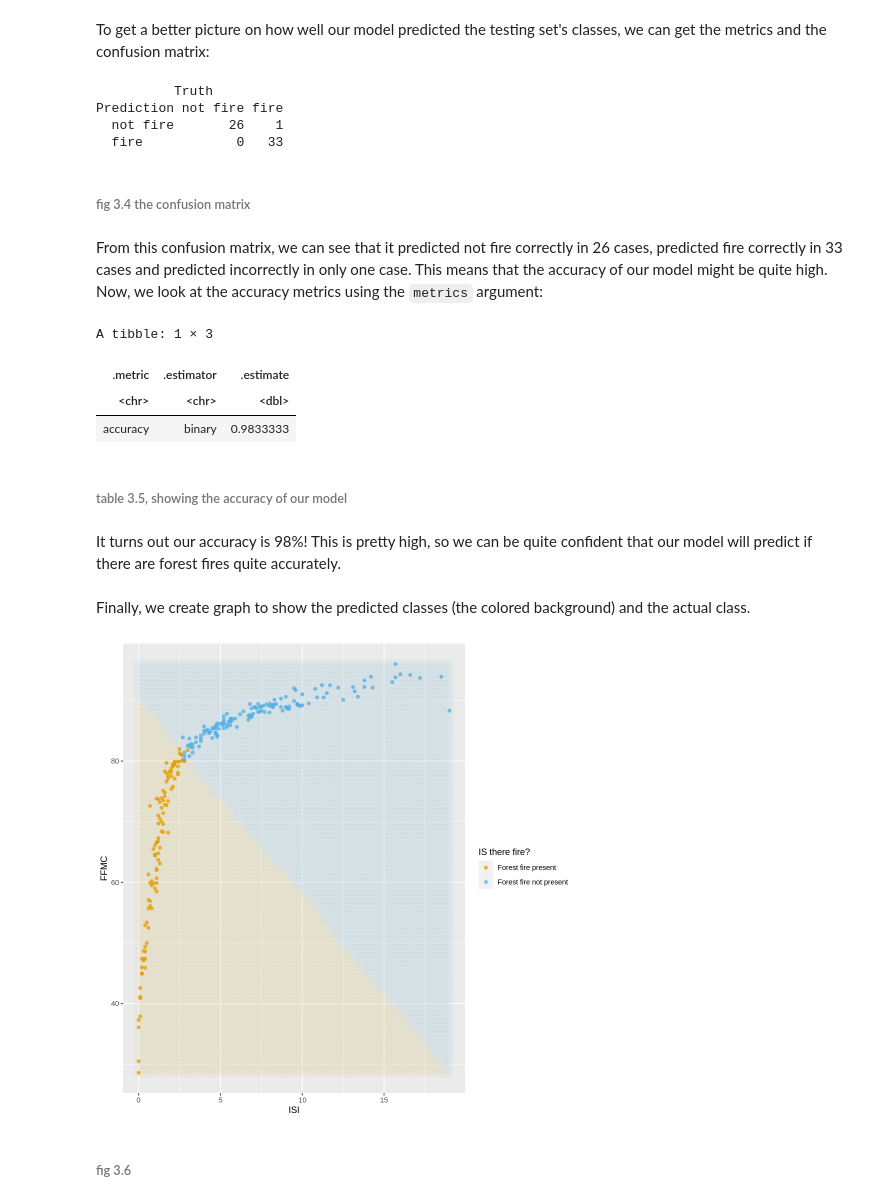
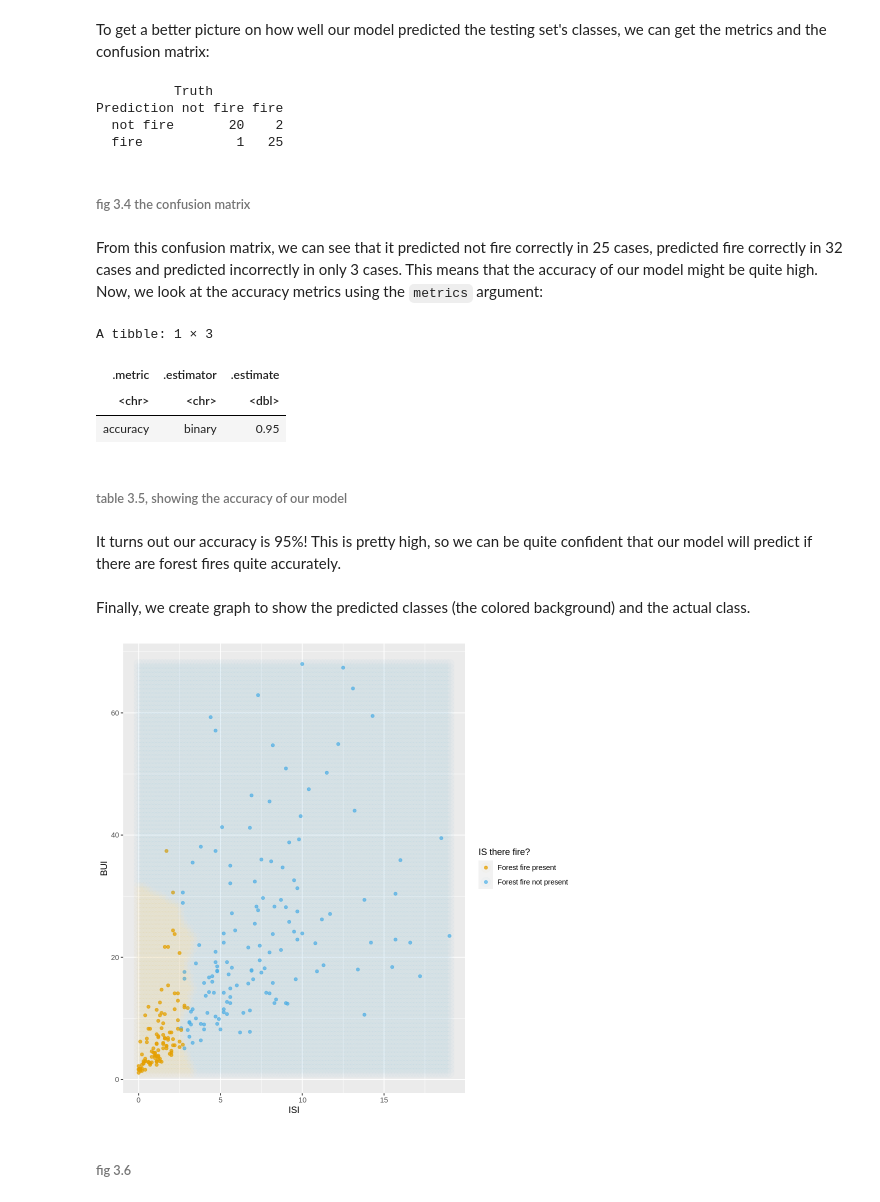
Before and after one commit to vangeliq/DSCII100_project_proposal, a Jupyter notebook: project_report.ipynb, the cells around one changed output. Saved outputs shown, nothing was run; the diff lists cells and outputs as text; code cells hidden in the pictures.

Commit message:
edited to use BUI instead of FFMC

```diff
--- a/project_report.ipynb
+++ b/project_report.ipynb
@@ -287,15 +320,18 @@ The steps are as follows:
 4. we add this recipe and model to a `workflow()`, using `collect_metrics()` to get the accuracies of each $k$ value.
 # %%
 set.seed(123)
-# making the 5-fold cross validation
+# making the 10-fold cross validation,
+#    setting the strata (predicted variable) as Classes
 fire_vfold <- vfold_cv(fire_train, v = 10, strata = Classes)
 
-#making the recipe. note: we will reuse this later
-fire_recipe <- recipe(Classes ~ ISI + FFMC, data = fire_train) %>%
+# making the recipe, taking the data from the training set and ISI and BUI as the variables we use to predict
+# note: we will reuse this recipe later
+fire_recipe <- recipe(Classes ~ ISI + BUI, data = fire_train) %>%
   step_scale(all_predictors()) %>%
   step_center(all_predictors())
 
-#making the model specification for tuning
+#making the model specification for tuning, setting weight_func to rectangular so that
+#each neighbor has equal "say" and neighbors to tune().
 knn_tune <- nearest_neighbor(weight_func = "rectangular", neighbors = tune()) %>%
   set_engine("kknn") %>%
   set_mode("classification")
@@ -349,8 +387,8 @@ Now that we know what k value to use, we make a new model specification, this ti
 # %%
 #we don't need to make a new recipe, since we can reuse the recipe from the last step.
 
-# making the model specification
-knn_spec <- nearest_neighbor(weight_func = "rectangular", neighbors = 11) %>%
+# making the model specification, this time specifying the number of neighbors we want
+knn_spec <- nearest_neighbor(weight_func = "rectangular", neighbors = 5) %>%
   set_engine("kknn") %>%
   set_mode("classification")
 
@@ -390,12 +428,12 @@ fire_test_predictions %>%
 # %% [output]
           Truth
 Prediction not fire fire
-  not fire       26    1
-  fire            0   33
+  not fire       20    2
+  fire            1   25
 # %% [markdown]
 ###### fig 3.4 the confusion matrix
 # %% [markdown]
-From this confusion matrix, we can see that it predicted not fire correctly in 26 cases, predicted fire correctly in 33 cases and predicted incorrectly in only one case. This means that the accuracy of our model might be quite high. Now, we look at the accuracy metrics using the `metrics` argument:
+From this confusion matrix, we can see that it predicted not fire correctly in 25 cases, predicted fire correctly in 32 cases and predicted incorrectly in only 3 cases. This means that the accuracy of our model might be quite high. Now, we look at the accuracy metrics using the `metrics` argument:
 # %%
 # getting the metrics, setting the "real" column to Classes and the predicted column .pred_class
 fire_test_predictions %>%
@@ -405,41 +443,41 @@ fire_test_predictions %>%
 A tibble: 1 × 3
 | .metric | .estimator | .estimate |
 | <chr> | <chr> | <dbl> |
-| accuracy | binary | 0.9833333 |
+| accuracy | binary | 0.95 |
 # %% [markdown]
 ###### table 3.5, showing the accuracy of our model
 # %% [markdown]
-It turns out our accuracy is 98%! This is pretty high, so we can be quite confident that our model will predict if there are forest fires quite accurately.
+It turns out our accuracy is 95%! This is pretty high, so we can be quite confident that our model will predict if there are forest fires quite accurately.
 # %% [markdown]
 Finally, we create graph to show the predicted classes (the colored background) and the actual class.
 # %%
 options(repr.plot.width=8, repr.plot.height=8)
 cbPalette <- c("#E69F00", "#56B4E9", "#009E73", "#F0E442", "#0072B2", "#D55E00", "#CC79A7", "#999999")
 
 # create the grid of area/smoothness vals, and arrange in a data frame
-# forest_fires$FFMC means forest_fire df, ffmc column
+# forest_fires$BUI means forest_fire df, BUI column
 
 isi_grid <- seq(min(forest_fires$ISI), max(forest_fires$ISI), length.out = 100)
-ffmc_grid <- seq(min(forest_fires$FFMC), max(forest_fires$FFMC), length.out = 100)
-asgrid <- as_tibble(expand.grid(ISI = isi_grid, FFMC = ffmc_grid))
+bui_grid <- seq(min(forest_fires$BUI), max(forest_fires$BUI), length.out = 100)
+asgrid <- as_tibble(expand.grid(ISI = isi_grid, BUI = bui_grid))
 
 # use the fit workflow to make predictions at the grid points
 knnPredGrid <- predict(knn_fit, asgrid)
 
 # bind the predictions as a new column with the grid points
 prediction_table <- bind_cols(knnPredGrid, asgrid) %>% rename(Classes = .pred_class)
 
 # plot a graph
 wkflw_plot <-
   ggplot() +
-  geom_point(data = forest_fires, mapping = aes(x = ISI, y = FFMC, color = Classes), alpha = 0.75) +
-  geom_point(data = prediction_table, mapping = aes(x = ISI, y = FFMC, color = Classes), alpha = 0.02, size = 5.) +
+  geom_point(data = forest_fires, mapping = aes(x = ISI, y = BUI, color = Classes), alpha = 0.75) +
+  geom_point(data = prediction_table, mapping = aes(x = ISI, y = BUI, color = Classes), alpha = 0.02, size = 5.) +
   labs(color = "IS there fire?") +
   scale_color_manual(labels = c("Forest fire present", "Forest fire not present"), values = cbPalette)
 
 wkflw_plot
 # %% [output]
-[figure, old version]
+[figure, new version]
 # %% [markdown]
 ###### fig 3.6
 # %% [markdown]
```
Also changed, not shown: parts of 26 cells of this notebook.
